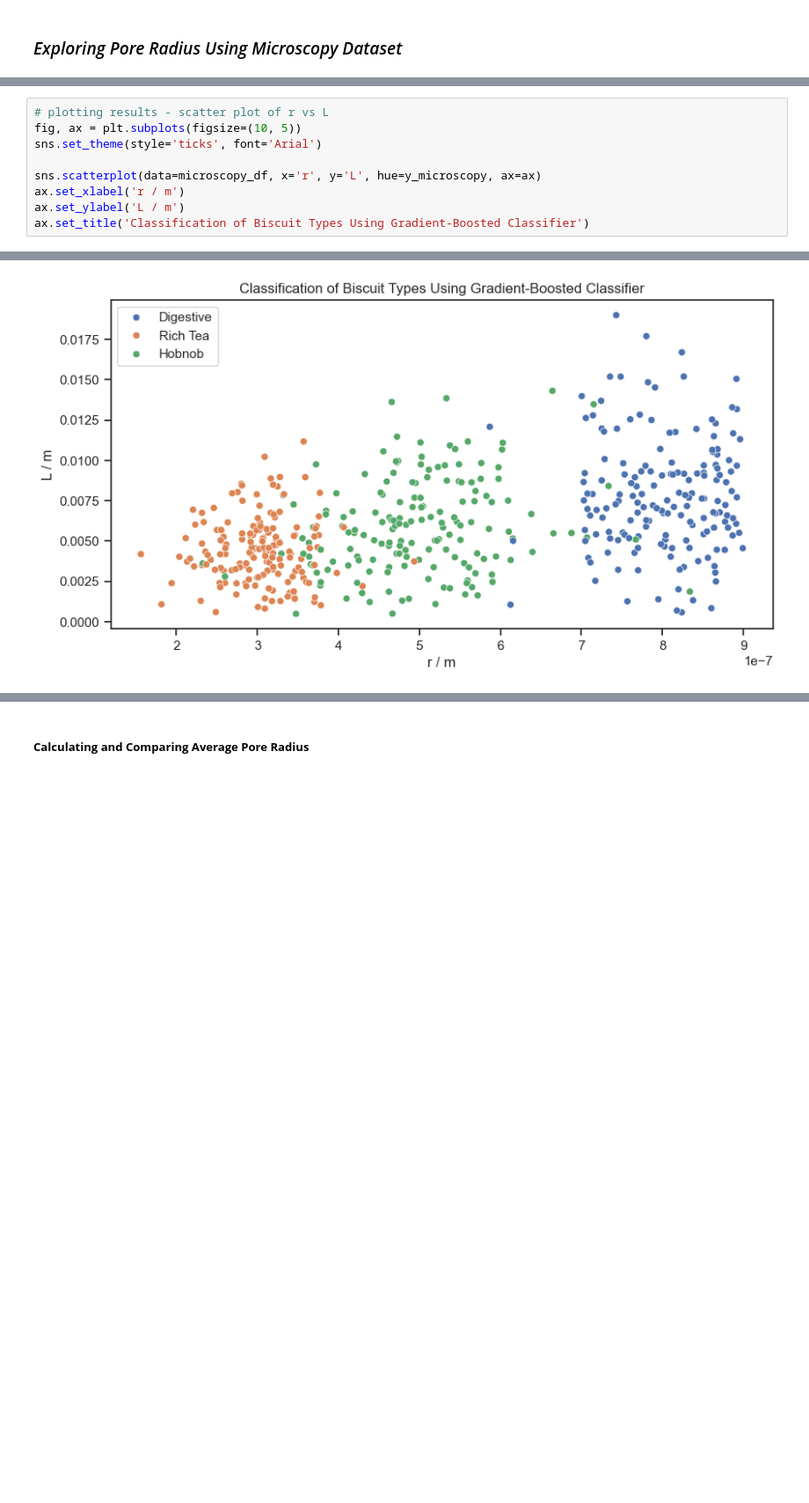
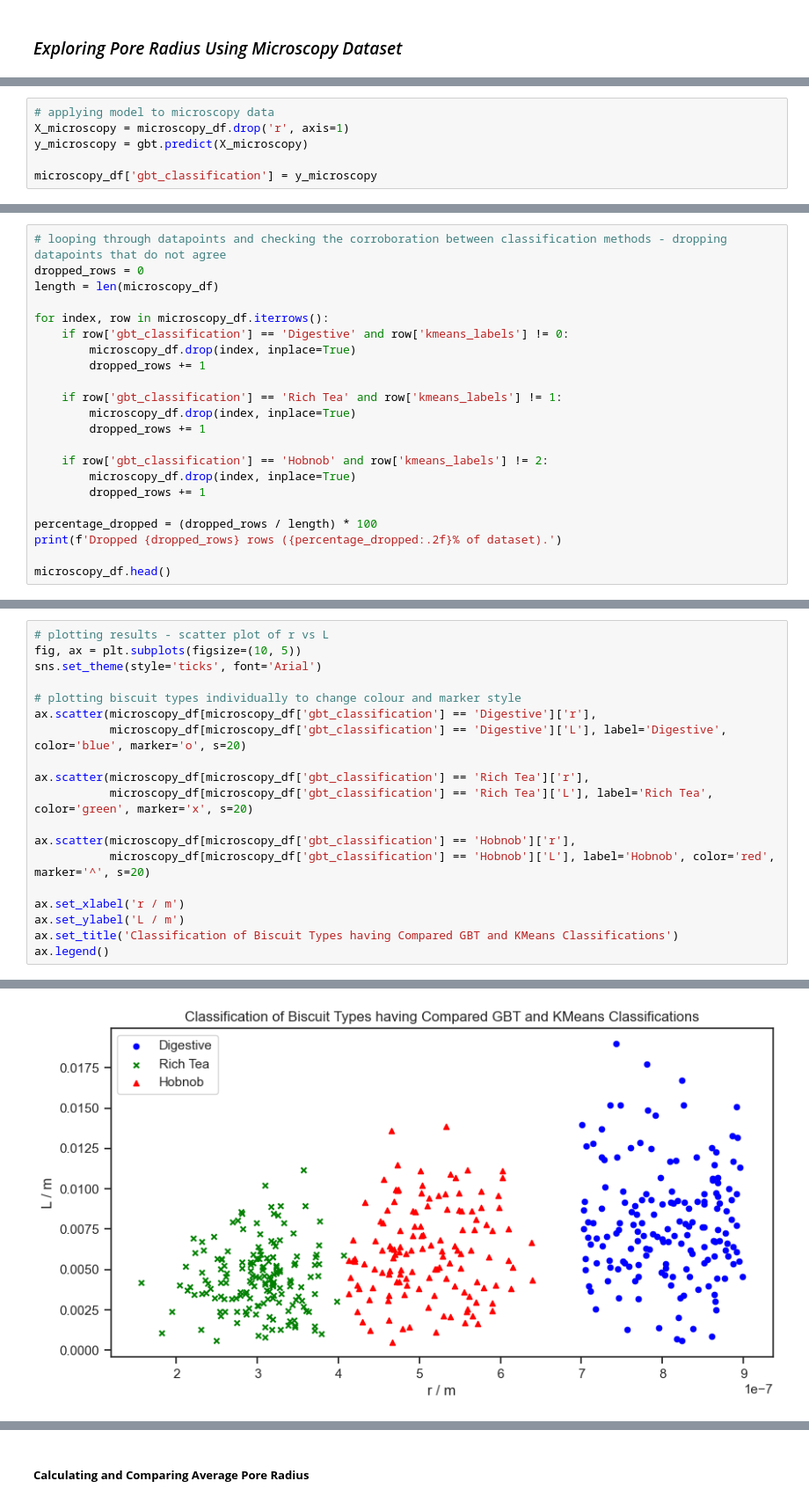
Before and after one commit to kgerrand/Code, a Jupyter notebook: data_analysis.ipynb, the cells around one changed output, grey strips where cells are left out. Shown at 88% size. Saved outputs shown, nothing was run; the diff lists cells and outputs as text; blank space fills up the shorter version.

```diff
--- a/data_analysis.ipynb
+++ b/data_analysis.ipynb
@@ -312,0 +275,6 @@ The microscopy dataset is a subset of the big "dunking" dataset, however, does n
+# %%
+# applying model to microscopy data
+X_microscopy = microscopy_df.drop('r', axis=1)
+y_microscopy = gbt.predict(X_microscopy)
+
+microscopy_df['gbt_classification'] = y_microscopy
@@ -331,0 +397,22 @@ y_microscopy = gbt.predict(X_microscopy)
+# %%
+# looping through datapoints and checking the corroboration between classification methods - dropping datapoints that do not agree
+dropped_rows = 0
+length = len(microscopy_df)
+
+for index, row in microscopy_df.iterrows():
+    if row['gbt_classification'] == 'Digestive' and row['kmeans_labels'] != 0:
+        microscopy_df.drop(index, inplace=True)
+        dropped_rows += 1
+
+    if row['gbt_classification'] == 'Rich Tea' and row['kmeans_labels'] != 1:
+        microscopy_df.drop(index, inplace=True)
+        dropped_rows += 1
+
+    if row['gbt_classification'] == 'Hobnob' and row['kmeans_labels'] != 2:
+        microscopy_df.drop(index, inplace=True)
+        dropped_rows += 1
+
+percentage_dropped = (dropped_rows / length) * 100
+print(f'Dropped {dropped_rows} rows ({percentage_dropped:.2f}% of dataset).')
+
+microscopy_df.head()
@@ -334,8 +429,18 @@ y_microscopy = gbt.predict(X_microscopy)
 fig, ax = plt.subplots(figsize=(10, 5))
 sns.set_theme(style='ticks', font='Arial')
 
-sns.scatterplot(data=microscopy_df, x='r', y='L', hue=y_microscopy, ax=ax)
+# plotting biscuit types individually to change colour and marker style
+ax.scatter(microscopy_df[microscopy_df['gbt_classification'] == 'Digestive']['r'],
+           microscopy_df[microscopy_df['gbt_classification'] == 'Digestive']['L'], label='Digestive', color='blue', marker='o', s=20)
+
+ax.scatter(microscopy_df[microscopy_df['gbt_classification'] == 'Rich Tea']['r'],
+           microscopy_df[microscopy_df['gbt_classification'] == 'Rich Tea']['L'], label='Rich Tea', color='green', marker='x', s=20)
+
+ax.scatter(microscopy_df[microscopy_df['gbt_classification'] == 'Hobnob']['r'],
+           microscopy_df[microscopy_df['gbt_classification'] == 'Hobnob']['L'], label='Hobnob', color='red', marker='^', s=20)
+
 ax.set_xlabel('r / m')
 ax.set_ylabel('L / m')
-ax.set_title('Classification of Biscuit Types Using Gradient-Boosted Classifier')
+ax.set_title('Classification of Biscuit Types having Compared GBT and KMeans Classifications')
+ax.legend()
 # %% [output]
@@ -343 +448 @@ Text(0.5, 1.0, 'Classification of Biscuit Types Using Gradient-Boosted Classifie
-[figure, old version]
+[figure, new version]
```
Also changed, not shown: parts of 99 cells of this notebook.
